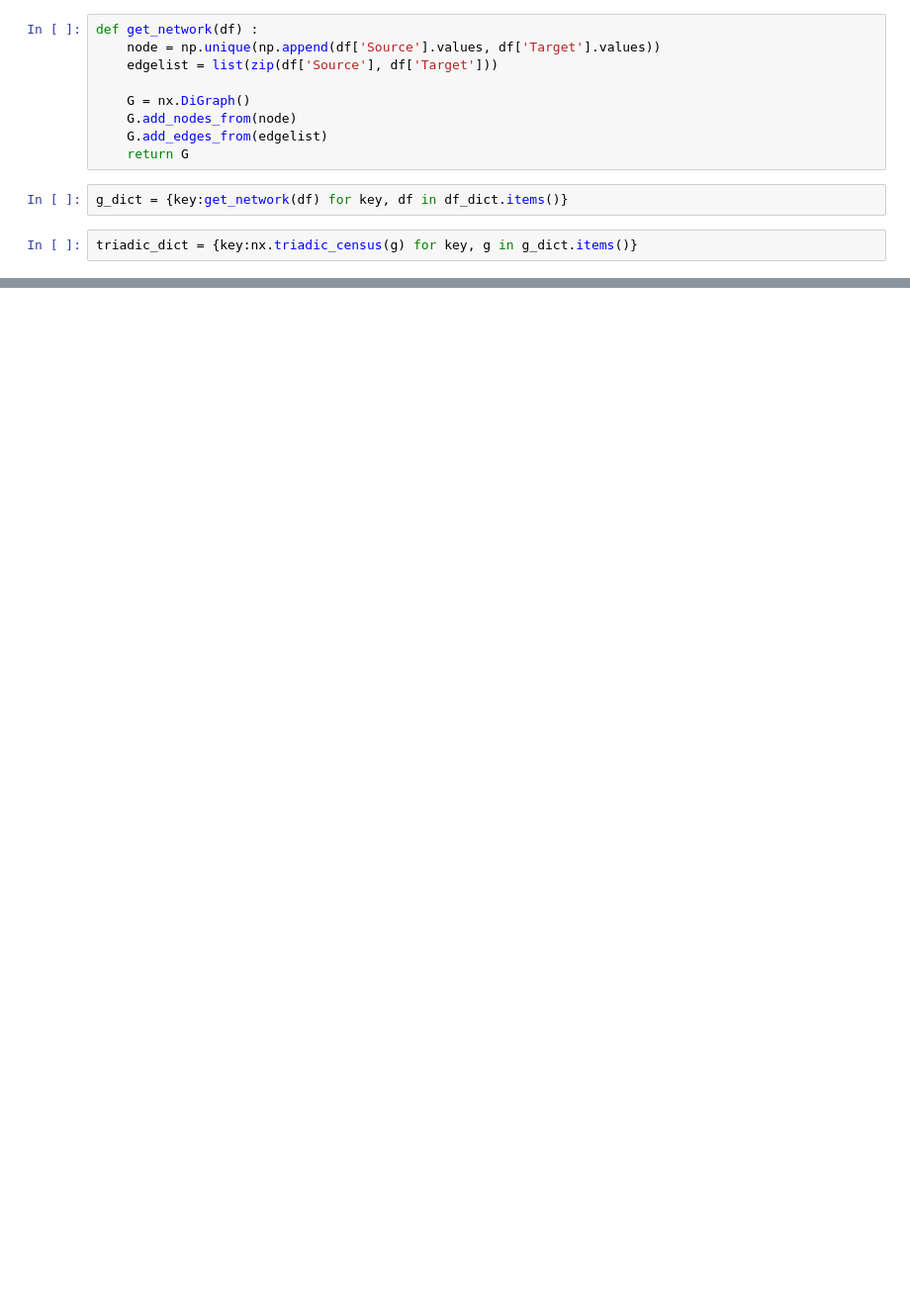
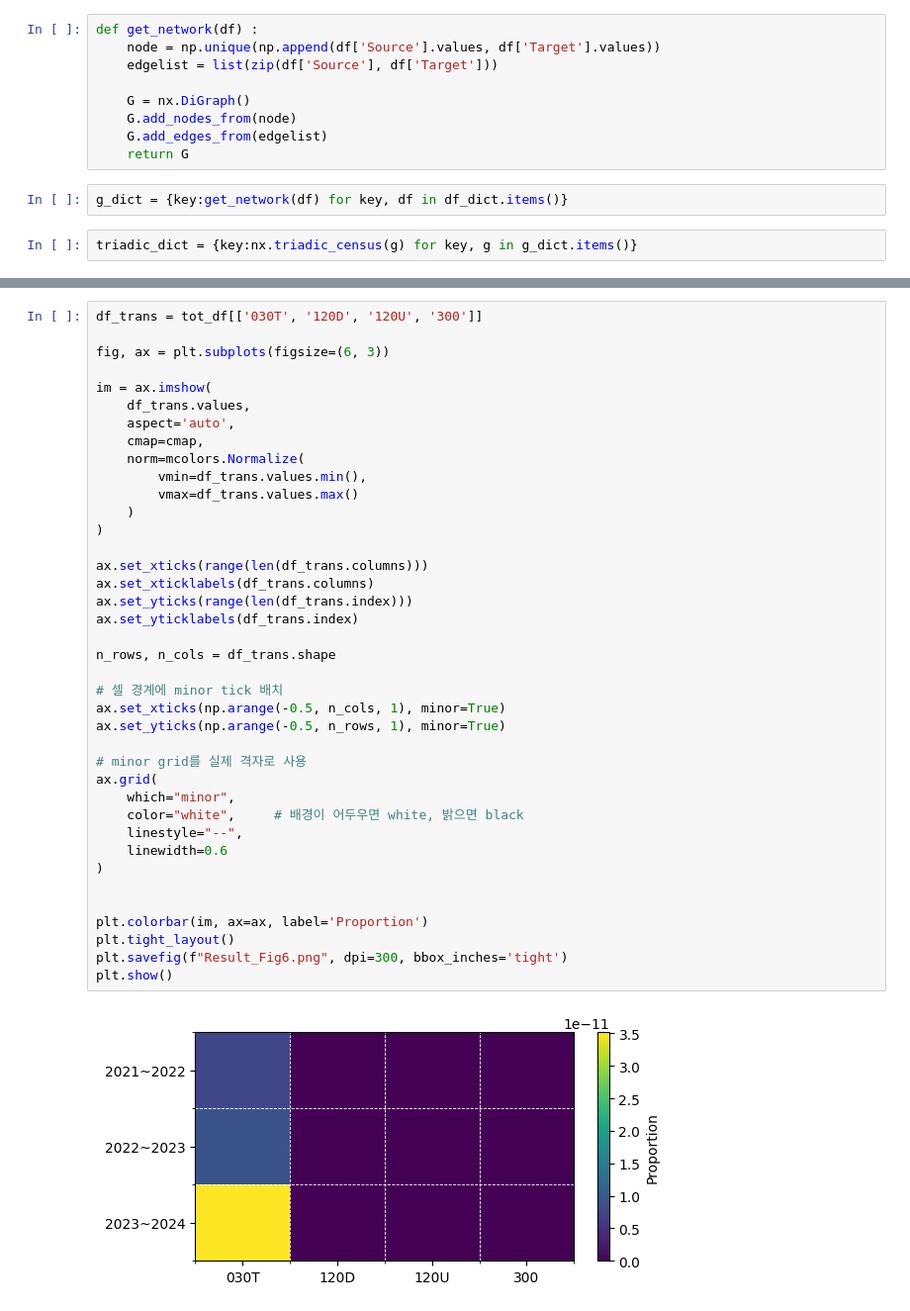
Before and after one commit to myokyunghan/stackoverflow_src_2425, a Jupyter notebook: network/python/2_1_network_analysis_centrality.ipynb, the cells around one changed output, grey strips where cells are left out. Shown at 99% size. Cells and saved outputs as stored; diff of their text form; blank space fills up the shorter version.

```diff
--- a/network/python/2_1_network_analysis_centrality.ipynb
+++ b/network/python/2_1_network_analysis_centrality.ipynb
@@ -283,0 +111,41 @@ btwn.run()
+# %%
+df_trans = tot_df[['030T', '120D', '120U', '300']]
+
+fig, ax = plt.subplots(figsize=(6, 3))
+
+im = ax.imshow(
+    df_trans.values,
+    aspect='auto',
+    cmap=cmap,
+    norm=mcolors.Normalize(
+        vmin=df_trans.values.min(),
+        vmax=df_trans.values.max()
+    )
+)
+
+ax.set_xticks(range(len(df_trans.columns)))
+ax.set_xticklabels(df_trans.columns)
+ax.set_yticks(range(len(df_trans.index)))
+ax.set_yticklabels(df_trans.index)
+
+n_rows, n_cols = df_trans.shape
+
+# 셀 경계에 minor tick 배치
+ax.set_xticks(np.arange(-0.5, n_cols, 1), minor=True)
+ax.set_yticks(np.arange(-0.5, n_rows, 1), minor=True)
+
+# minor grid를 실제 격자로 사용
+ax.grid(
+    which="minor",
+    color="white",     # 배경이 어두우면 white, 밝으면 black
+    linestyle="--",
+    linewidth=0.6
+)
+
+
+plt.colorbar(im, ax=ax, label='Proportion')
+plt.tight_layout()
+plt.savefig(f"Result_Fig6.png", dpi=300, bbox_inches='tight')
+plt.show()
+# %% [output]
+[figure, added]
```
Also changed, not shown: parts of 42 cells of this notebook, 29 other files.
